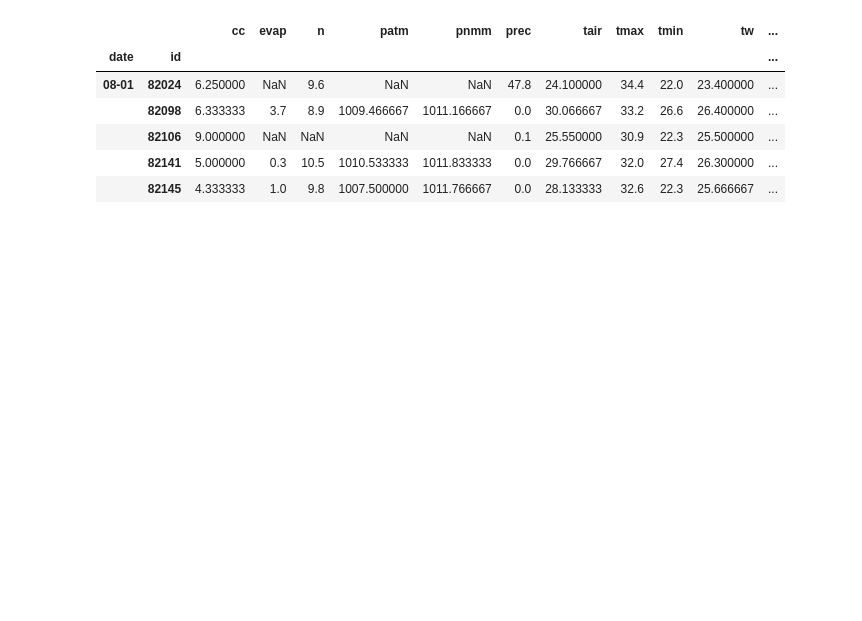
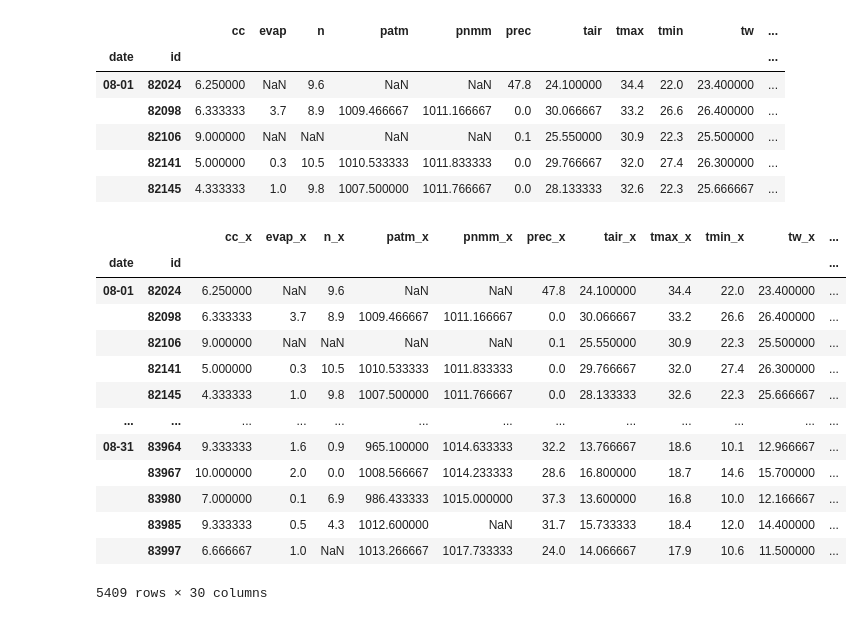
Before and after one commit to andrefellipe/ccd, a Jupyter notebook: baseline.ipynb, the cells around one changed output. Saved outputs shown, nothing was run; the diff lists cells and outputs as text; code cells hidden in the pictures; blank space fills up the shorter version.

```diff
--- a/baseline.ipynb
+++ b/baseline.ipynb
@@ -291,3 +291,20 @@ df_2019.head()
 |  | 82106 | 9.000000 | NaN | NaN | NaN | NaN | 0.1 | 25.550000 | 30.9 | 22.3 | 25.500000 | ... |
 |  | 82141 | 5.000000 | 0.3 | 10.5 | 1010.533333 | 1011.833333 | 0.0 | 29.766667 | 32.0 | 27.4 | 26.300000 | ... |
 |  | 82145 | 4.333333 | 1.0 | 9.8 | 1007.500000 | 1011.766667 | 0.0 | 28.133333 | 32.6 | 22.3 | 25.666667 | ... |
+# %%
+pd.merge(df_2019,df,on=['date','id'])
+# %% [output]
+|  |  | cc_x | evap_x | n_x | patm_x | pnmm_x | prec_x | tair_x | tmax_x | tmin_x | tw_x | ... |
+| date | id |  |  |  |  |  |  |  |  |  |  | ... |
+| 08-01 | 82024 | 6.250000 | NaN | 9.6 | NaN | NaN | 47.8 | 24.100000 | 34.4 | 22.0 | 23.400000 | ... |
+|  | 82098 | 6.333333 | 3.7 | 8.9 | 1009.466667 | 1011.166667 | 0.0 | 30.066667 | 33.2 | 26.6 | 26.400000 | ... |
+|  | 82106 | 9.000000 | NaN | NaN | NaN | NaN | 0.1 | 25.550000 | 30.9 | 22.3 | 25.500000 | ... |
+|  | 82141 | 5.000000 | 0.3 | 10.5 | 1010.533333 | 1011.833333 | 0.0 | 29.766667 | 32.0 | 27.4 | 26.300000 | ... |
+|  | 82145 | 4.333333 | 1.0 | 9.8 | 1007.500000 | 1011.766667 | 0.0 | 28.133333 | 32.6 | 22.3 | 25.666667 | ... |
+| ... | ... | ... | ... | ... | ... | ... | ... | ... | ... | ... | ... | ... |
+| 08-31 | 83964 | 9.333333 | 1.6 | 0.9 | 965.100000 | 1014.633333 | 32.2 | 13.766667 | 18.6 | 10.1 | 12.966667 | ... |
+|  | 83967 | 10.000000 | 2.0 | 0.0 | 1008.566667 | 1014.233333 | 28.6 | 16.800000 | 18.7 | 14.6 | 15.700000 | ... |
+|  | 83980 | 7.000000 | 0.1 | 6.9 | 986.433333 | 1015.000000 | 37.3 | 13.600000 | 16.8 | 10.0 | 12.166667 | ... |
+|  | 83985 | 9.333333 | 0.5 | 4.3 | 1012.600000 | NaN | 31.7 | 15.733333 | 18.4 | 12.0 | 14.400000 | ... |
+|  | 83997 | 6.666667 | 1.0 | NaN | 1013.266667 | 1017.733333 | 24.0 | 14.066667 | 17.9 | 10.6 | 11.500000 | ... |
+5409 rows × 30 columns
```
